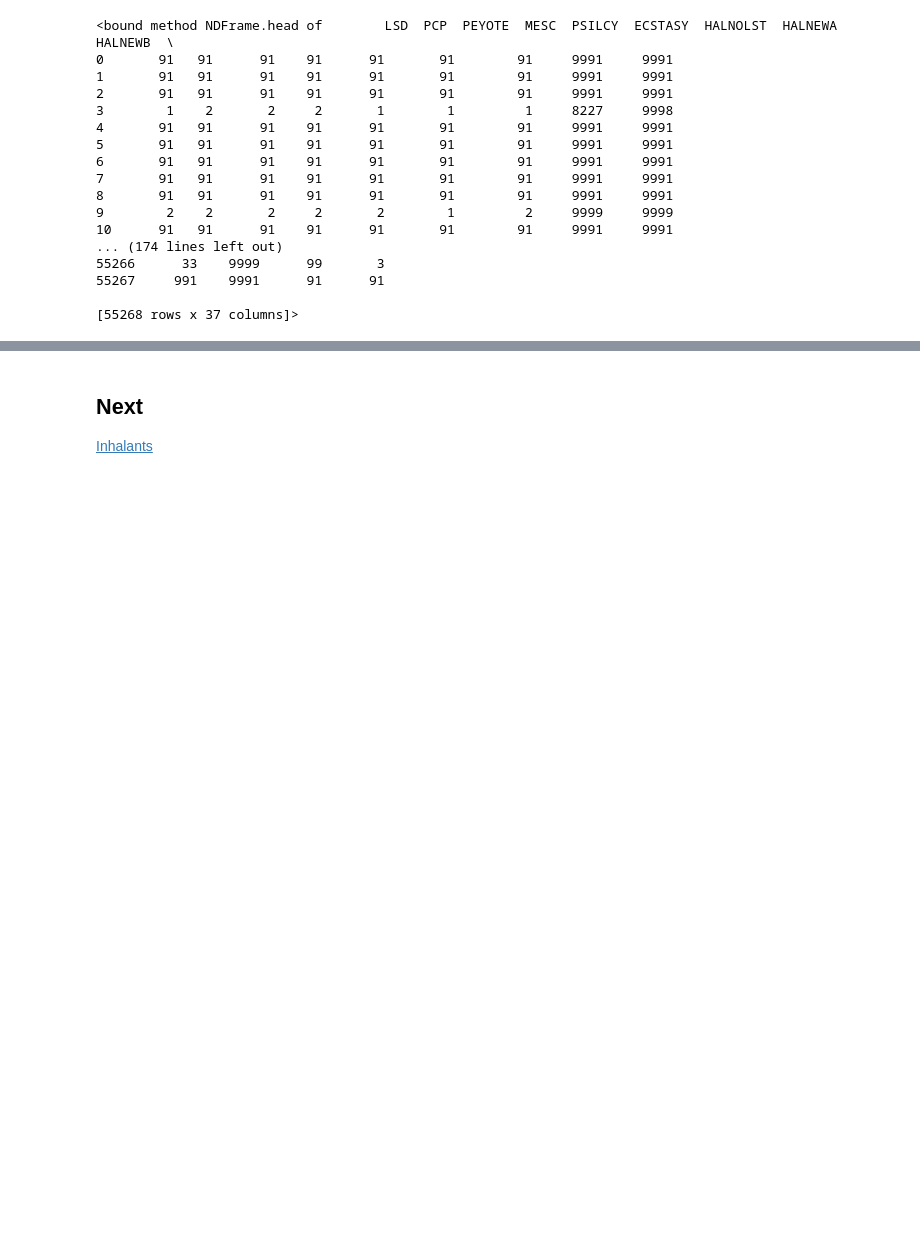
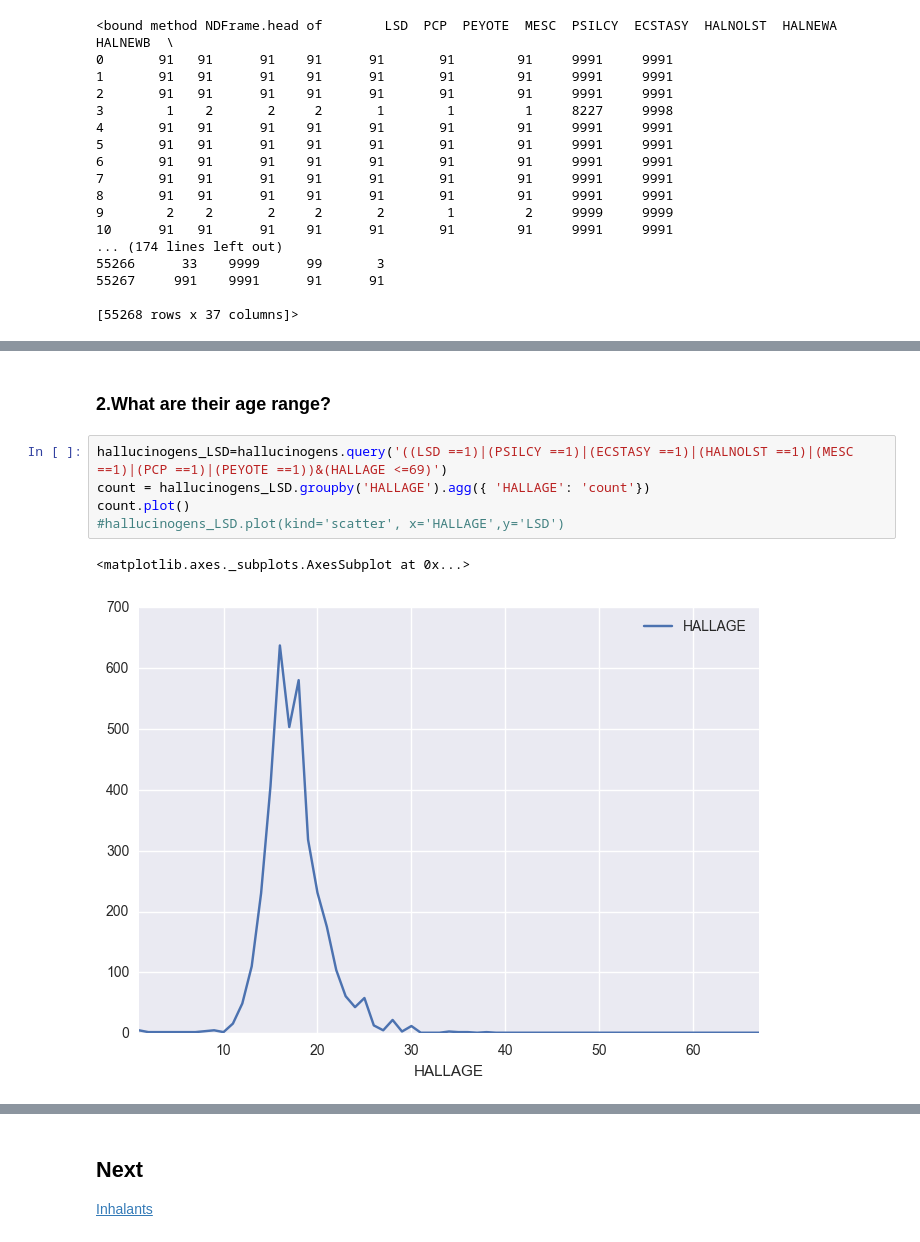
Before and after one commit to AliaAlaaElDinAdly/VA_Project, a Jupyter notebook: Hallucinogens.ipynb, the cells around one changed output, grey strips where cells are left out. Drawn from its saved outputs; the diff is of its cells as text; blank space fills up the shorter version.

```diff
--- a/Hallucinogens.ipynb
+++ b/Hallucinogens.ipynb
@@ -73,0 +102,10 @@ hallucinogens.query('LSD ==1 and PCP ==1 and PEYOTE == 1 ')
+# %% [markdown]
+###  2.What are their age range?
+# %%
+hallucinogens_LSD=hallucinogens.query('((LSD ==1)|(PSILCY ==1)|(ECSTASY ==1)|(HALNOLST ==1)|(MESC ==1)|(PCP ==1)|(PEYOTE ==1))&(HALLAGE <=69)')
+count = hallucinogens_LSD.groupby('HALLAGE').agg({ 'HALLAGE': 'count'})
+count.plot()
+#hallucinogens_LSD.plot(kind='scatter', x='HALLAGE',y='LSD')
+# %% [output]
+<matplotlib.axes._subplots.AxesSubplot at 0x...>
+[figure, added]
```
Also changed, not shown: parts of 8 cells of this notebook.
